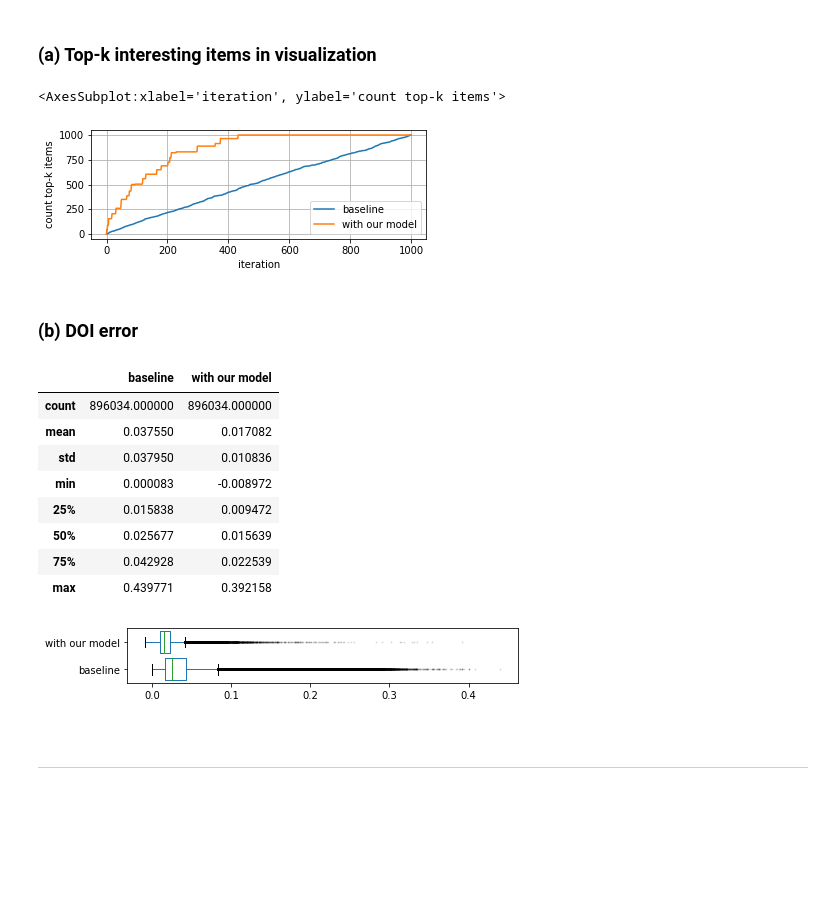
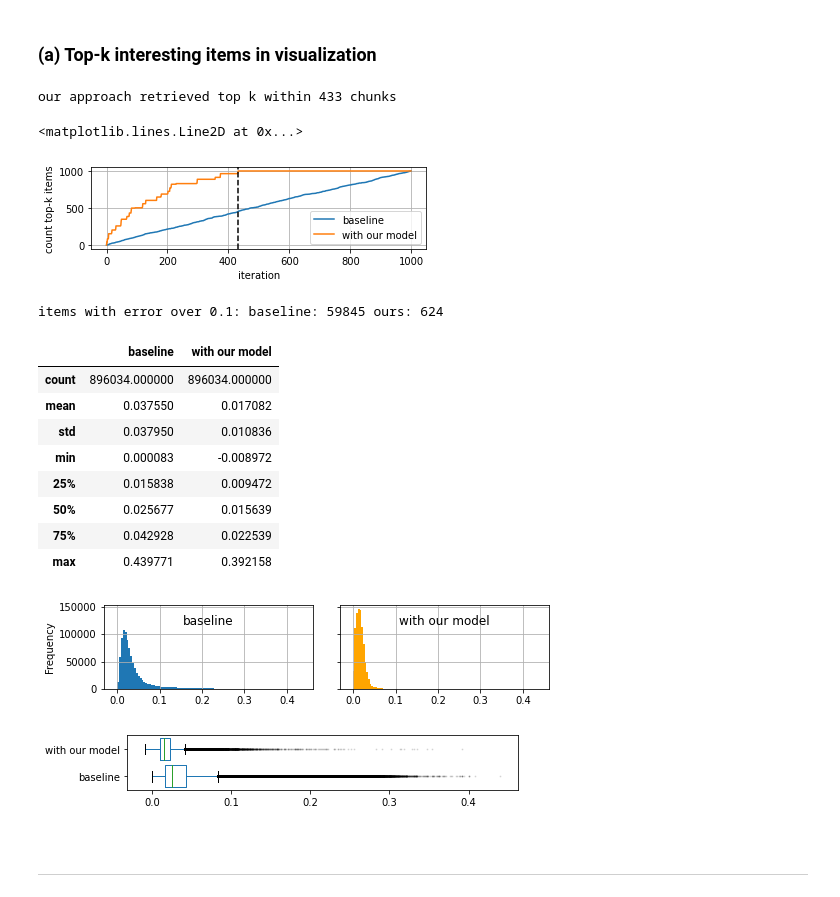
Before and after one commit to vis-au/prointerest, a Jupyter notebook: server/benchmarks/benchmarks.ipynb, the cells around one changed output. Saved outputs shown, nothing was run; the diff lists cells and outputs as text; code cells hidden in the pictures; blank space fills up the shorter version.

```diff
--- a/server/benchmarks/benchmarks.ipynb
+++ b/server/benchmarks/benchmarks.ipynb
@@ -178,43 +177,53 @@ median time per chunk: 2.0636043548583984s
 # %% [markdown]
 ### (a) Top-k interesting items in visualization
 # %%
+import os
 import numpy as np
 import pandas as pd
+
+
+# first, make sure that the test cases have been computed
+if not os.path.exists("monolithic.csv") or not os.path.exists("chunked.csv") or not os.path.exists("model.csv"):
+  raise(FileNotFoundError("Please run all three test cases (ground truth, baseline, ours) before running this cell."))
 
 monolithic_df = pd.read_csv("./monolithic.csv", index_col="id")
 chunked_df = pd.read_csv("chunked.csv", index_col="id")
 model_df = pd.read_csv("model.csv", index_col="id")
 
+N = 10**6
+CHUNK_SIZE = 1000
+N_CHUNKS = N // CHUNK_SIZE
 K = 1000
 
 # sort data by the ground truth DOI
 sort_by_doi_mono = np.argsort(monolithic_df["doi"])
 sorted_df = monolithic_df.iloc[sort_by_doi_mono][::-1]
 
 # get the top k ids
 top_k_ids = sorted_df[:K].index
 
 # group data by chunk number
 model_df["chunk_no"] = np.arange(len(model_df)) // CHUNK_SIZE
 chunked_df["chunk_no"] = np.arange(len(chunked_df)) // CHUNK_SIZE
 
-# find number of items per "chunk" per test case
+# find number of top-k items per "chunk" per test case
 top_k_in_chunk = []
 top_k_in_model = []
 
 for i in range(N_CHUNKS):
   ids_in_chunk = chunked_df[chunked_df["chunk_no"] <= i].index
   ids_in_model = model_df[model_df["chunk_no"] <= i].index
 
   top_k_in_chunk += [ids_in_chunk.isin(top_k_ids).sum()]
   top_k_in_model += [ids_in_model.isin(top_k_ids).sum()]
 
-pd.DataFrame(np.array([top_k_in_chunk, top_k_in_model]).T, columns=["baseline", "with our model"]).plot(grid=True, figsize=(6, 2), xlabel="iteration", ylabel="count top-k items")
+print(f"our approach retrieved top k within {top_k_in_model.index(K)+1} chunks")
+ax = pd.DataFrame(np.array([top_k_in_chunk, top_k_in_model]).T, columns=["baseline", "with our model"]).plot(grid=True, figsize=(6, 1.5), xlabel="iteration", ylabel="count top-k items")
+ax.axvline(x=top_k_in_model.index(K), c="black", linestyle="dashed")
 # %% [output]
-<AxesSubplot:xlabel='iteration', ylabel='count top-k items'>
+our approach retrieved top k within 433 chunks
+<matplotlib.lines.Line2D at 0x...>
-[figure, old version]
+[figure, new version]
-# %% [markdown]
-### (b) DOI error
 # %%
 import os
 import pandas as pd
@@ -224,8 +233,13 @@ import matplotlib.pyplot as plt
 cwd = os.getcwd()
 path.append(f"{cwd}/..")
 
-fig, axes = plt.subplots(1, 2, figsize=(7, 2), sharex=True, sharey=True)
+fig, axes = plt.subplots(1, 2, figsize=(7, 1.75), sharex=True, sharey=True)
 plt.tight_layout()
+
+# first, make sure that the test cases have been computed
+# first, make sure that the test cases have been computed
+if not os.path.exists("monolithic.csv") or not os.path.exists("chunked.csv") or not os.path.exists("model.csv"):
+  raise(FileNotFoundError("Please run all three test cases (ground truth, baseline, ours) before running this cell."))
 
 # load the results
 monolithic_df = pd.read_csv("monolithic.csv", index_col="id")
@@ -243,18 +257,27 @@ joined_df["with our model"] = joined_df["doi"] - joined_df["doi_mono"]
 df = joined_df[["baseline", "with our model"]]
 
 # plot the distribution of doi error
-df["baseline"].plot.hist(bins=100, title="baseline", grid=True, ax=axes[0])
-df["with our model"].plot.hist(bins=100, color="orange", title="with our model", grid=True, ax=axes[1])
+df["baseline"].plot.hist(bins=100, grid=True, ax=axes[0])
+df["with our model"].plot.hist(bins=100, color="orange", grid=True, ax=axes[1])
 
-flierprops = dict(marker='.', markerfacecolor='black', markersize=2,
-                  linestyle='none', alpha=.1)
+# reposition title to remove whitespace
+axes[0].set_title("baseline", loc='center', y=0.7)
+axes[1].set_title("with our model", loc='center', y=0.7)
+
+flierprops = dict(marker='.', markerfacecolor='black', markersize=2, linestyle='none', alpha=.1)
 
 # summarize the doi error statistics as a boxplot
 df[["baseline", "with our model"]].plot.box(figsize=(7, 1), widths=0.8, vert=False, showfliers=True, flierprops=flierprops)
 
-# get some summary statistics
+baseline_count = len(df[df["baseline"] > 0.1])
+ours_count = len(df[df["with our model"] > 0.1])
+print("items with error over 0.1:", f"baseline: {baseline_count}", f"ours: {ours_count}")
+
+# get some summary statistics (note that due to prioritization, our approach retrieves slightly
+# different items than the baseline, so count is not N but slightly lower due to join)
 df.describe()
 # %% [output]
+items with error over 0.1: baseline: 59845 ours: 624
 |  | baseline | with our model |
 | count | 896034.000000 | 896034.000000 |
 | mean | 0.037550 | 0.017082 |
@@ -264,7 +287,8 @@ df.describe()
 | 50% | 0.025677 | 0.015639 |
 | 75% | 0.042928 | 0.022539 |
 | max | 0.439771 | 0.392158 |
-[figure, old version]
+[figure, new version]
+[figure, added]
 # %% [markdown]
 <br/>
 <hr/>
```
Also changed, not shown: parts of 4 cells of this notebook, 2 other files.
